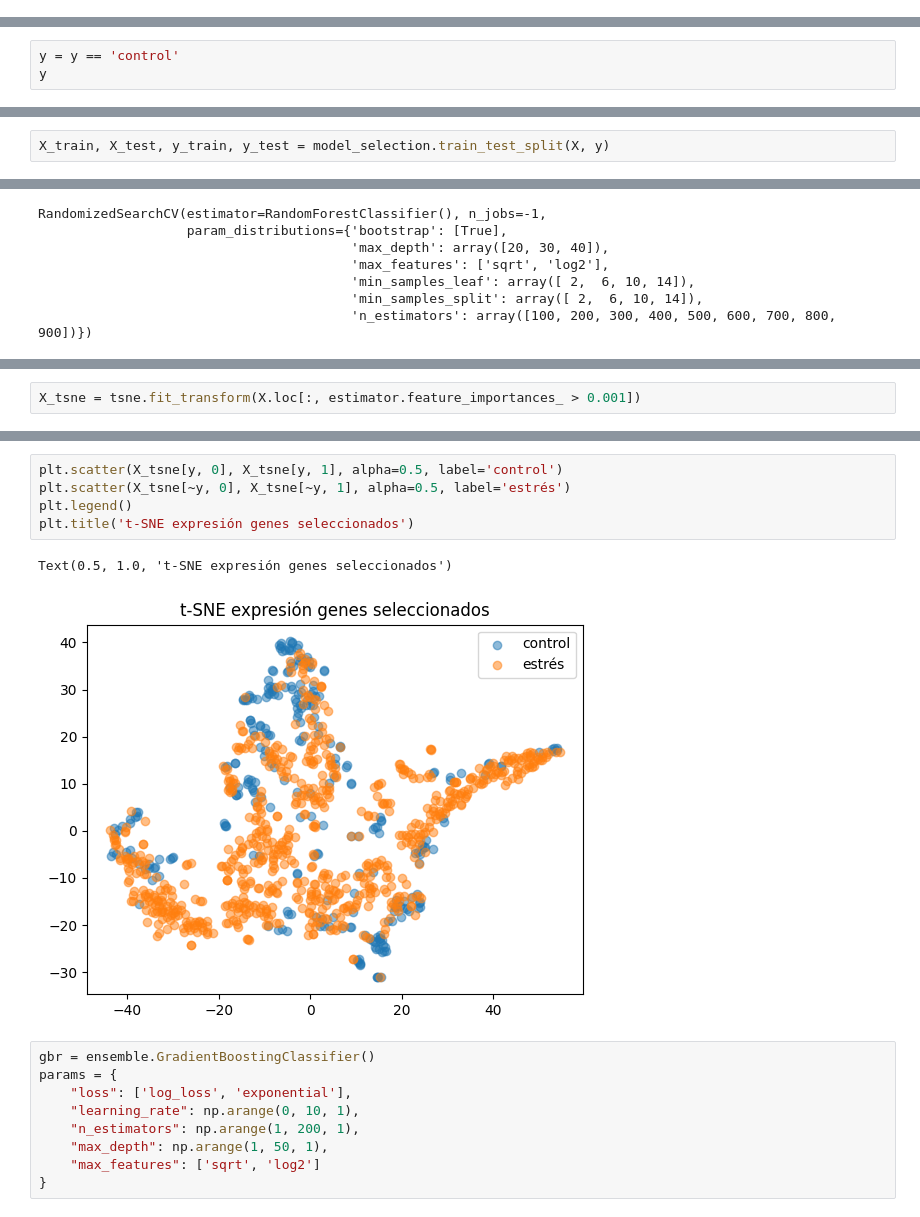
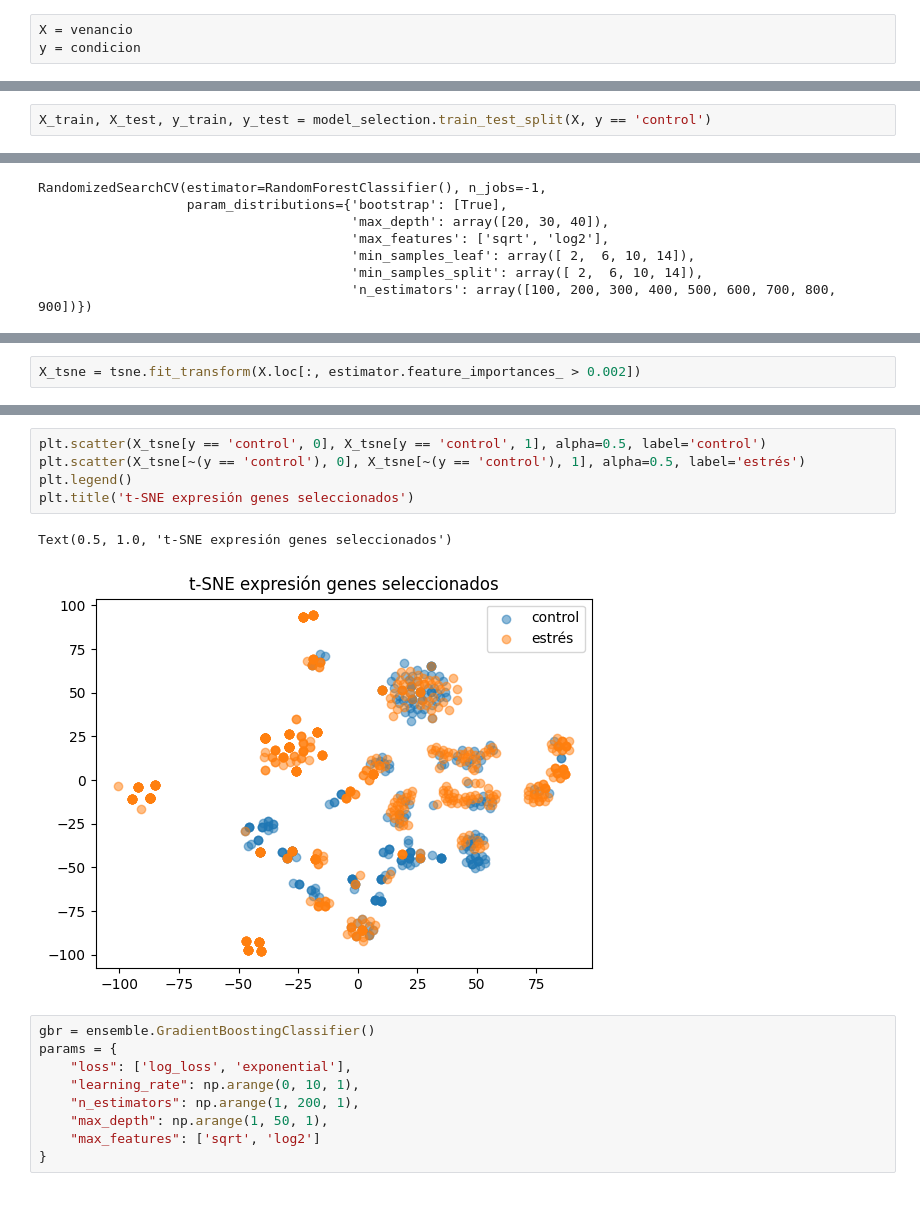
Before and after one commit to freire-guido/soy-biomarkers, a Jupyter notebook: modelado/venancio.ipynb, the cells around one changed output, grey strips where cells are left out. Drawn from its saved outputs; the diff is of its cells as text.

```diff
--- a/modelado/venancio.ipynb
+++ b/modelado/venancio.ipynb
@@ -65,6 +102,9 @@ y = joined.condicion
 # %%
 from sklearn import model_selection, ensemble, manifold
 import matplotlib.pyplot as plt
+# %%
+X = venancio
+y = condicion
 # %%
 tsne = manifold.TSNE()
 X_tsne = tsne.fit_transform(X)
@@ -89,3 +125,0 @@ Text(0.5, 1.0, 't-SNE expresión genes\npor estrés')
-# %%
-y = y == 'control'
-y
@@ -106,5 +134,5 @@ Name: condicion, Length: 1002, dtype: bool
 # %%
-X_train, X_test, y_train, y_test = model_selection.train_test_split(X, y)
+X_train, X_test, y_train, y_test = model_selection.train_test_split(X, y == 'control')
 # %%
 random_forest = ensemble.RandomForestClassifier()
 params = {
@@ -158,2 +183,2 @@ Index(['Glyma.01G000174', 'Glyma.01G000248', 'Glyma.01G000900',
 # %%
-X_tsne = tsne.fit_transform(X.loc[:, estimator.feature_importances_ > 0.001])
+X_tsne = tsne.fit_transform(X.loc[:, estimator.feature_importances_ > 0.002])
@@ -165,11 +193,11 @@ model_selection.LearningCurveDisplay.from_estimator(estimator, X_train, y_train)
 # %%
-plt.scatter(X_tsne[y, 0], X_tsne[y, 1], alpha=0.5, label='control')
-plt.scatter(X_tsne[~y, 0], X_tsne[~y, 1], alpha=0.5, label='estrés')
+plt.scatter(X_tsne[y == 'control', 0], X_tsne[y == 'control', 1], alpha=0.5, label='control')
+plt.scatter(X_tsne[~(y == 'control'), 0], X_tsne[~(y == 'control'), 1], alpha=0.5, label='estrés')
 plt.legend()
 plt.title('t-SNE expresión genes seleccionados')
 # %% [output]
 Text(0.5, 1.0, 't-SNE expresión genes seleccionados')
-[figure, old version]
+[figure, new version]
 # %%
 gbr = ensemble.GradientBoostingClassifier()
 params = {
```
Also changed, not shown: parts of 24 cells of this notebook.
